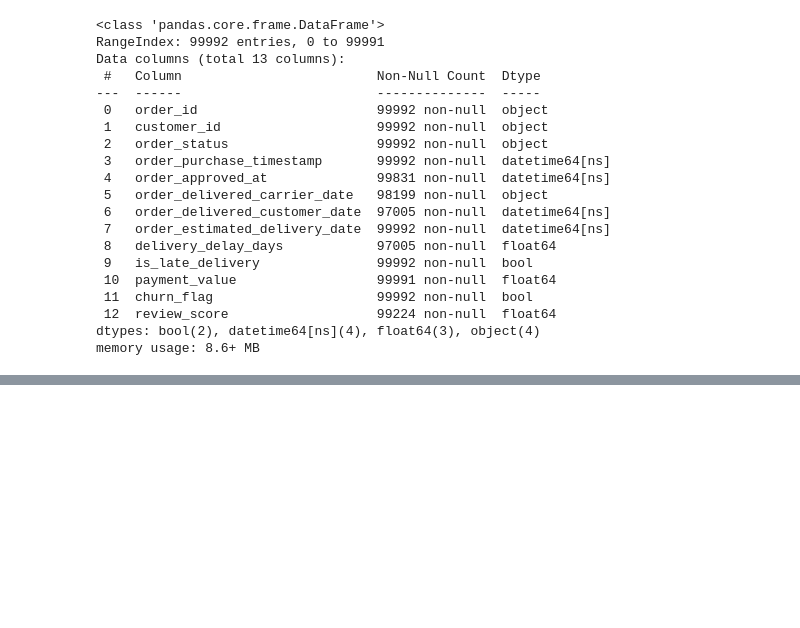
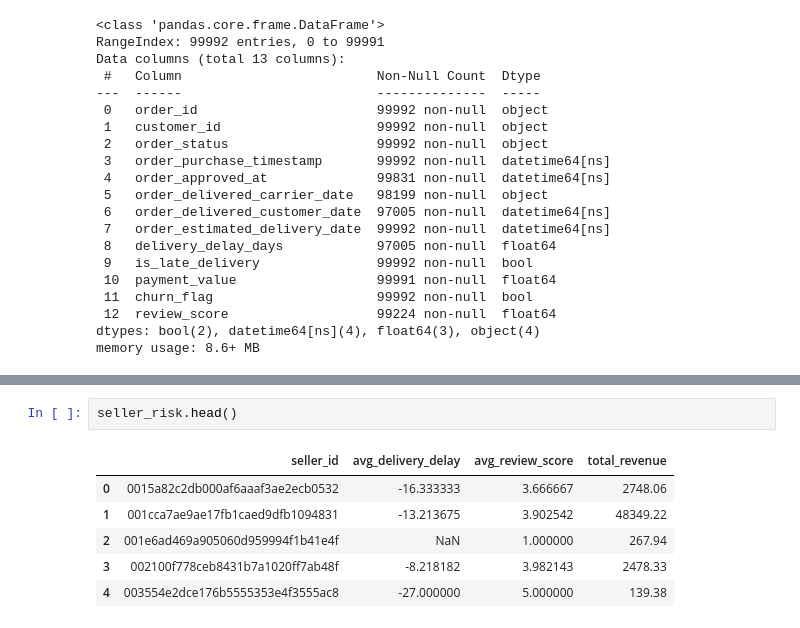
Before and after one commit to SanjithAsh1/Silent-revenue-leak-intelligence, a Jupyter notebook: EDA_python.ipynb, the cells around one changed output, grey strips where cells are left out. Drawn from its saved outputs; the diff is of its cells as text; blank space fills up the shorter version.

```diff
--- a/EDA_python.ipynb
+++ b/EDA_python.ipynb
@@ -291,0 +388,9 @@ memory usage: 8.6+ MB
+# %%
+seller_risk.head()
+# %% [output]
+|  | seller_id | avg_delivery_delay | avg_review_score | total_revenue |
+| 0 | 0015a82c2db000af6aaaf3ae2ecb0532 | -16.333333 | 3.666667 | 2748.06 |
+| 1 | 001cca7ae9ae17fb1caed9dfb1094831 | -13.213675 | 3.902542 | 48349.22 |
+| 2 | 001e6ad469a905060d959994f1b41e4f | NaN | 1.000000 | 267.94 |
+| 3 | 002100f778ceb8431b7a1020ff7ab48f | -8.218182 | 3.982143 | 2478.33 |
+| 4 | 003554e2dce176b5555353e4f3555ac8 | -27.000000 | 5.000000 | 139.38 |
```
Also changed, not shown: parts of 29 cells of this notebook.
